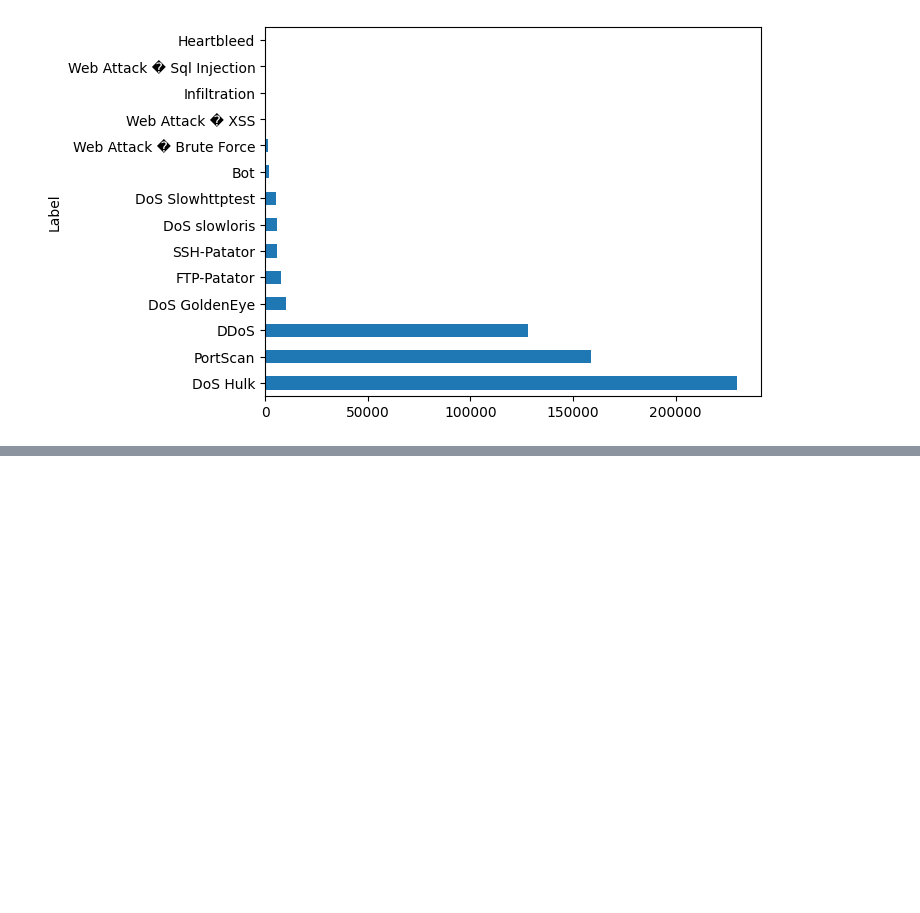
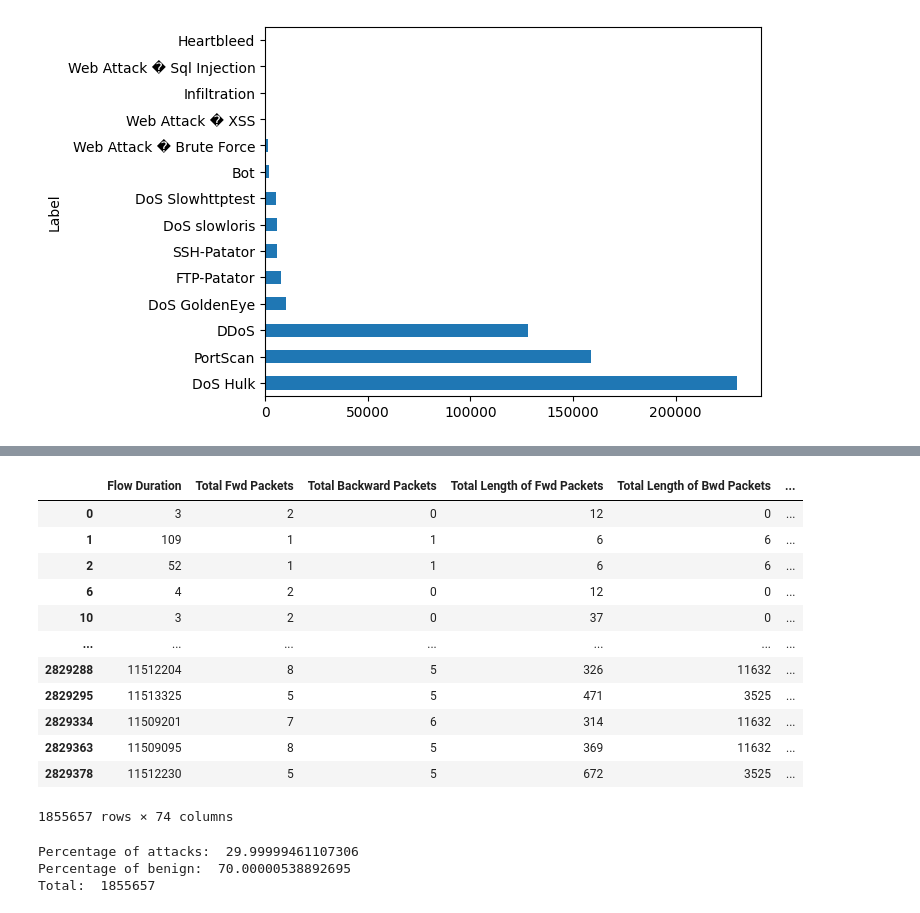
Before and after one commit to minhlip/Machine-Learning-IDS-CICIDS2017, a Jupyter notebook: PreprocessAndStatistic.ipynb, the cells around one changed output, grey strips where cells are left out. Saved outputs shown, nothing was run; the diff lists cells and outputs as text; code cells hidden in the pictures; blank space fills up the shorter version.

```diff
--- a/MLIDS.ipynb
+++ b/PreprocessAndStatistic.ipynb
@@ -325,0 +376,3 @@ Total operation time: =  55.23071813583374 seconds
+# %%
+excluded = ['Init_Win_bytes_backward', 'Init_Win_bytes_forward']
+df = df.drop(columns = excluded)
@@ -325,0 +412,48 @@ Total operation time: =  55.23071813583374 seconds
+# %%
+import random
+
+array = []
+benign_included_count = 0
+
+for index,row in df.iterrows():
+  if(row['Label'] != 'BENIGN'):
+    array.append(index)
+  else:
+    if random.random() > benign_inc_probability: continue
+    if benign_included_count > benign_included_max: continue
+    benign_included_count += 1
+    array.append(index)
+
+df_balanced = df.loc[array]
+df_balanced
+# %% [output]
+|  | Flow Duration | Total Fwd Packets | Total Backward Packets | Total Length of Fwd Packets | Total Length of Bwd Packets | ... |
+| 0 | 3 | 2 | 0 | 12 | 0 | ... |
+| 1 | 109 | 1 | 1 | 6 | 6 | ... |
+| 2 | 52 | 1 | 1 | 6 | 6 | ... |
+| 6 | 4 | 2 | 0 | 12 | 0 | ... |
+| 10 | 3 | 2 | 0 | 37 | 0 | ... |
+| ... | ... | ... | ... | ... | ... | ... |
+| 2829288 | 11512204 | 8 | 5 | 326 | 11632 | ... |
+| 2829295 | 11513325 | 5 | 5 | 471 | 3525 | ... |
+| 2829334 | 11509201 | 7 | 6 | 314 | 11632 | ... |
+| 2829363 | 11509095 | 8 | 5 | 369 | 11632 | ... |
+| 2829378 | 11512230 | 5 | 5 | 672 | 3525 | ... |
+1855657 rows × 74 columns
+# %%
+df_balanced['Label'].value_counts()
+attack_total = len(df_balanced[df_balanced['Label'] != "BENIGN"])
+benign_total = len(df_balanced[df_balanced['Label']=='BENIGN'])
+
+total = len(df_balanced)
+
+attack_percentage = (attack_total / total) * 100
+print("Percentage of attacks: ", attack_percentage)
+
+benign_percentage = (benign_total / total) * 100
+print("Percentage of benign: ", benign_percentage)
+print("Total: ", total)
+# %% [output]
+Percentage of attacks:  29.99999461107306
+Percentage of benign:  70.00000538892695
+Total:  1855657
```
Also changed, not shown: parts of 19 cells of this notebook, 10 other files.
